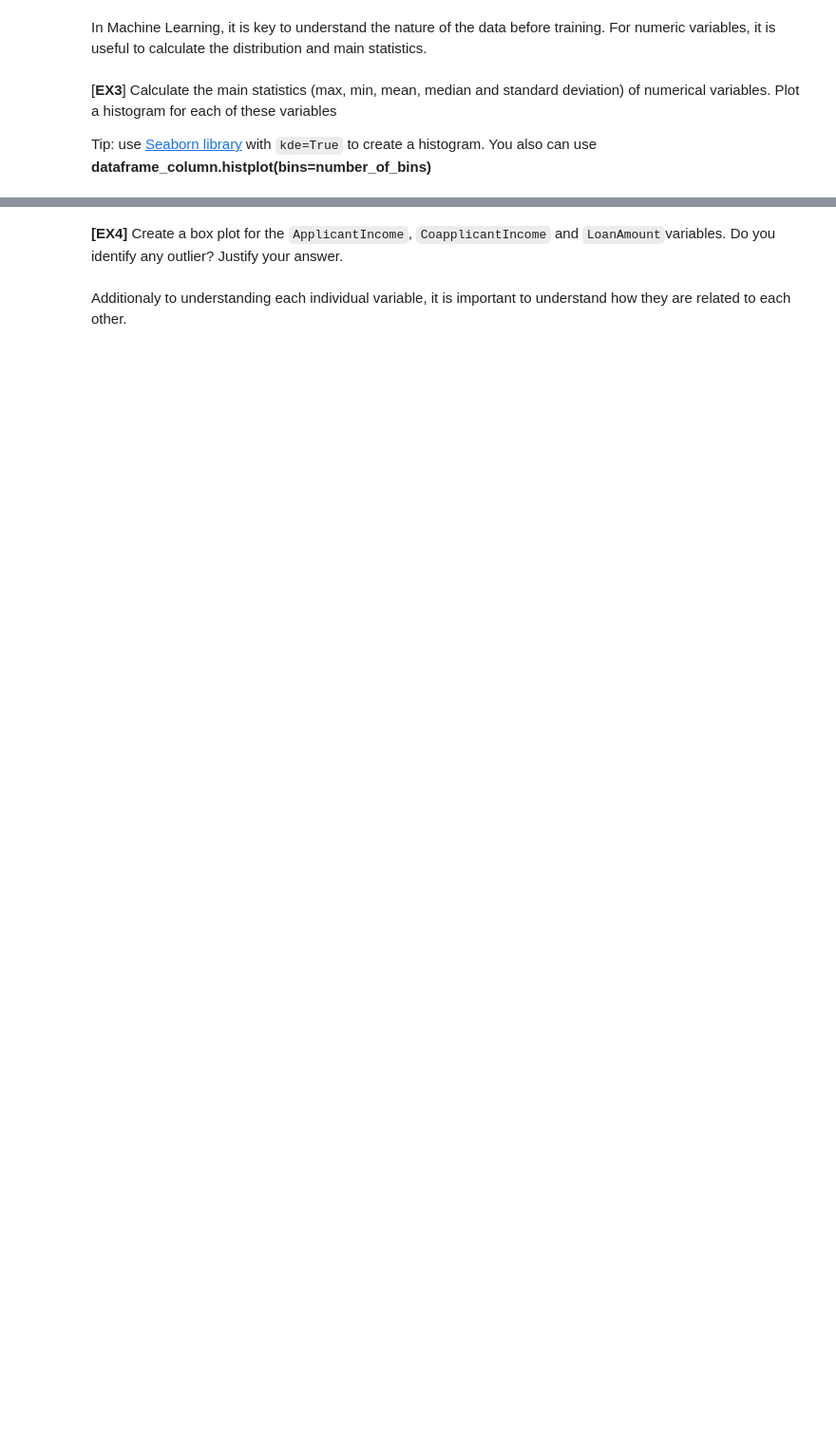
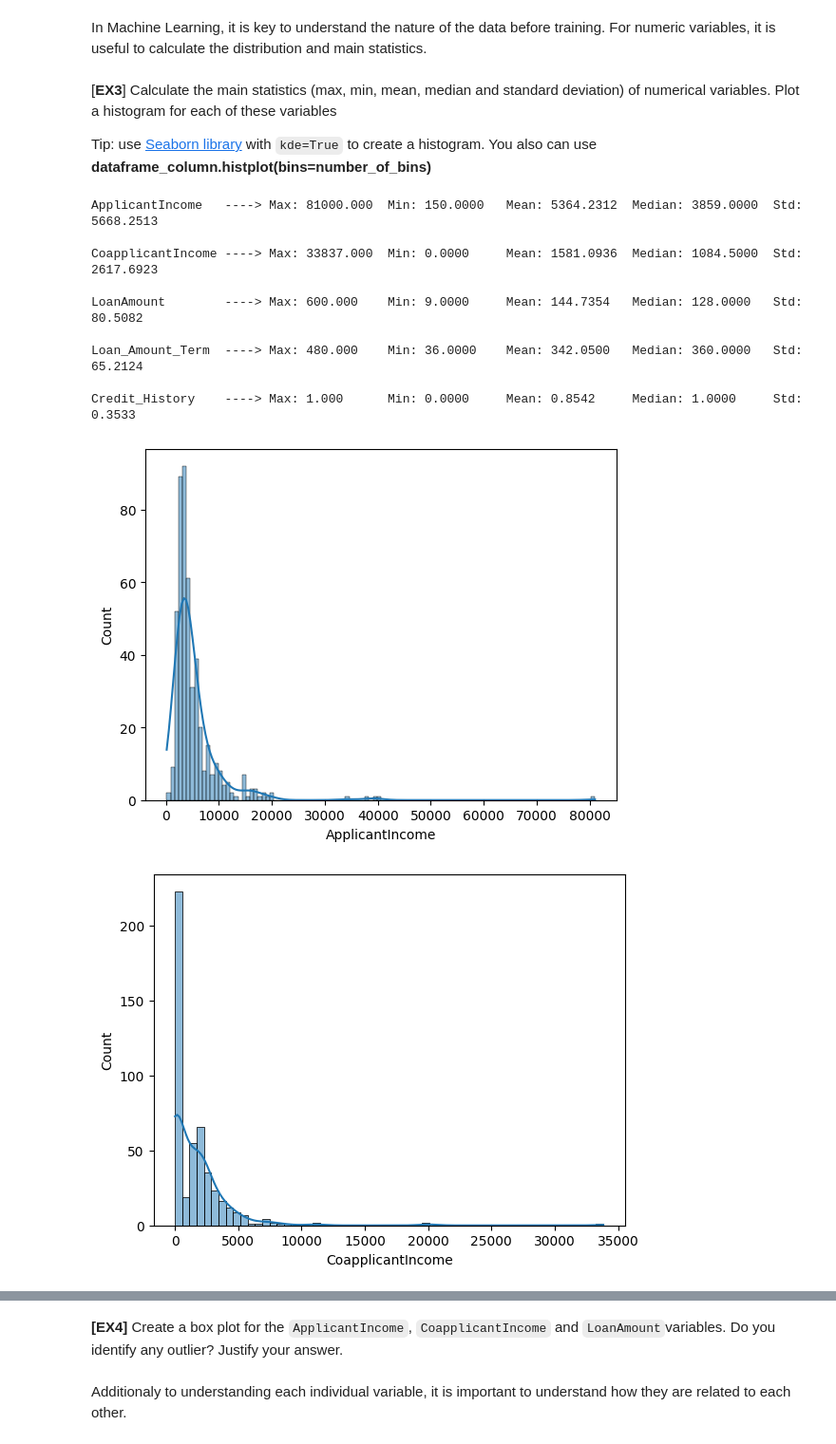
Before and after one commit to LucaFranceschi01/ML_Final_Project, a Jupyter notebook: Project_students/P5_students.ipynb, the cells around one changed output, grey strips where cells are left out. Shown at 95% size. Saved outputs shown, nothing was run; the diff lists cells and outputs as text; code cells hidden in the pictures; blank space fills up the shorter version.

```diff
--- a/Project_students/P5_students.ipynb
+++ b/Project_students/P5_students.ipynb
@@ -152,3 +152,6 @@ from sklearn.linear_model import LogisticRegression
 from sklearn.metrics import accuracy_score, auc, roc_curve, classification_report, confusion_matrix, precision_score, recall_score, precision_recall_curve
 # %% [markdown]
 **[EX0]** Open the csv with separator "," and assign to a dataframe variable (use read_csv from Pandas library). Let's see the top 5 elements.
+# %%
+df = pd.read_csv("loan_prediction.csv", sep=",")
+display(df.head(5))
@@ -162,6 +194,8 @@ We should guarantee that our dataset for training the cluster has no **nulls** i
 [**EX2**] Eliminate those rows with nulls in any of variables. We will use this new dataset from now for the rest of the project.
 # %% [markdown]
 Let's re-calculate the type of the variables (integer, float, chart...) and the size of the dataset and the file. Your output should look like this:
+# %%
+customer_dt = df.dropna()       #not sure?
 # %%
 customer_dt.info()
 # %% [output]
@@ -191,3 +222,31 @@ In Machine Learning, it is key to understand the nature of the data before train
 [**EX3**] Calculate the main statistics (max, min, mean, median and standard deviation) of numerical variables. Plot a histogram for each of these variables
 
 Tip: use [Seaborn library](https://seaborn.pydata.org/) with `kde=True` to create a histogram. You also can use **dataframe_column.histplot(bins=number_of_bins)**
+# %%
+def calculate_statistics(df, column):
+    max = df[column].max()
+    min = df[column].min()
+    mean = df[column].mean()
+    median = df[column].median()
+    std = df[column].std()
+    return max, min, mean, median, std
+# %%
+columns = ["ApplicantIncome", "CoapplicantIncome", "LoanAmount", "Loan_Amount_Term", "Credit_History"]
+
+for i in range(0, len(columns)):
+    max, min, mean, median, std = calculate_statistics(customer_dt, columns[i])
+    print("%-17s ----> Max: %-10.3f Min: %-10.4f Mean: %-10.4f Median: %-10.4f Std: %.4f\n" % (columns[i], max, min, mean, median, std))
+    plt.figure()
+    sns.histplot(customer_dt[columns[i]], kde=True)
+# %% [output]
+ApplicantIncome   ----> Max: 81000.000  Min: 150.0000   Mean: 5364.2312  Median: 3859.0000  Std: 5668.2513
+
+CoapplicantIncome ----> Max: 33837.000  Min: 0.0000     Mean: 1581.0936  Median: 1084.5000  Std: 2617.6923
+
+LoanAmount        ----> Max: 600.000    Min: 9.0000     Mean: 144.7354   Median: 128.0000   Std: 80.5082
+
+Loan_Amount_Term  ----> Max: 480.000    Min: 36.0000    Mean: 342.0500   Median: 360.0000   Std: 65.2124
+
+Credit_History    ----> Max: 1.000      Min: 0.0000     Mean: 0.8542     Median: 1.0000     Std: 0.3533
+[figure, added]
+[figure, added]
```
Also changed, not shown: parts of 10 cells of this notebook.
